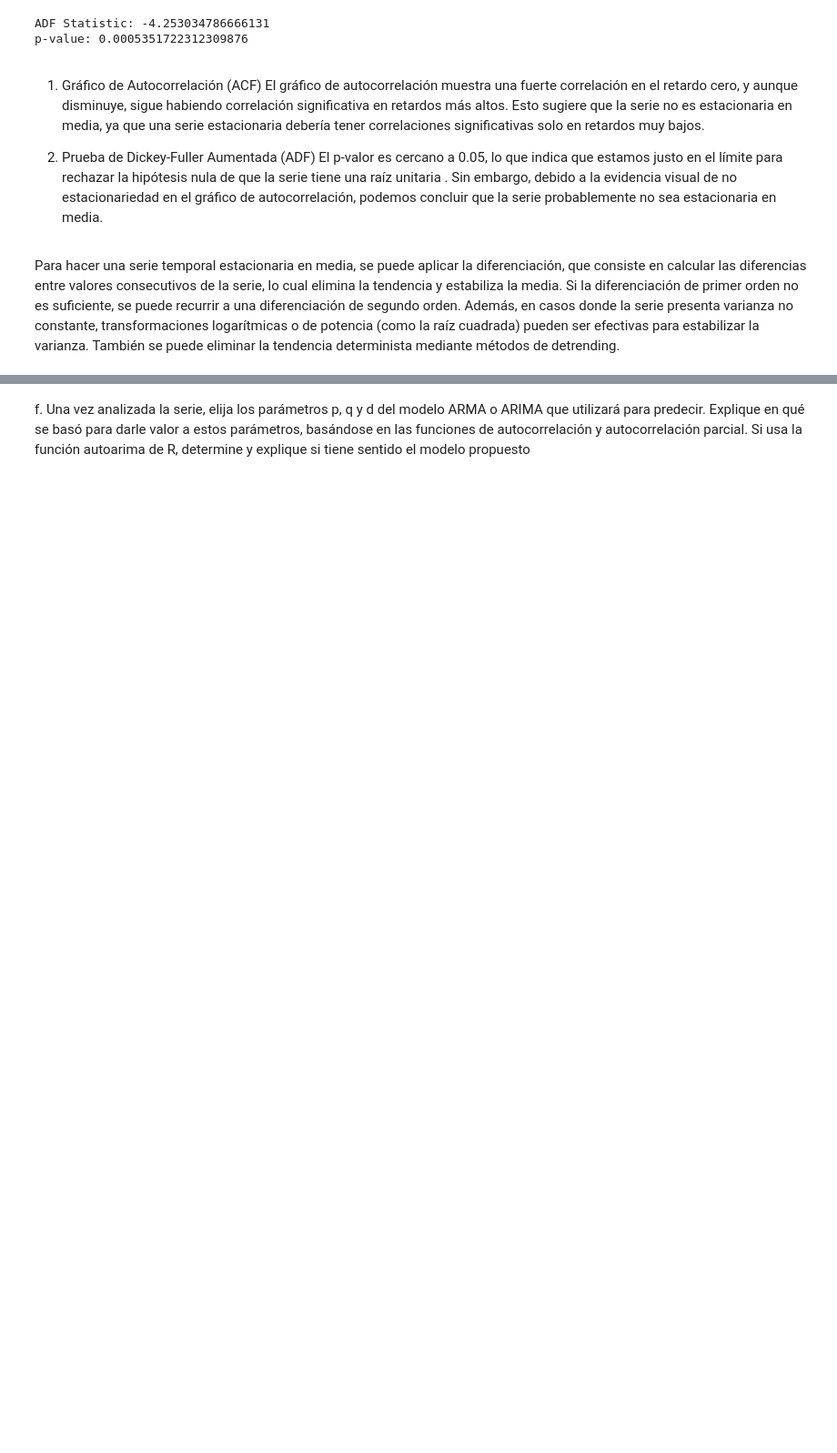
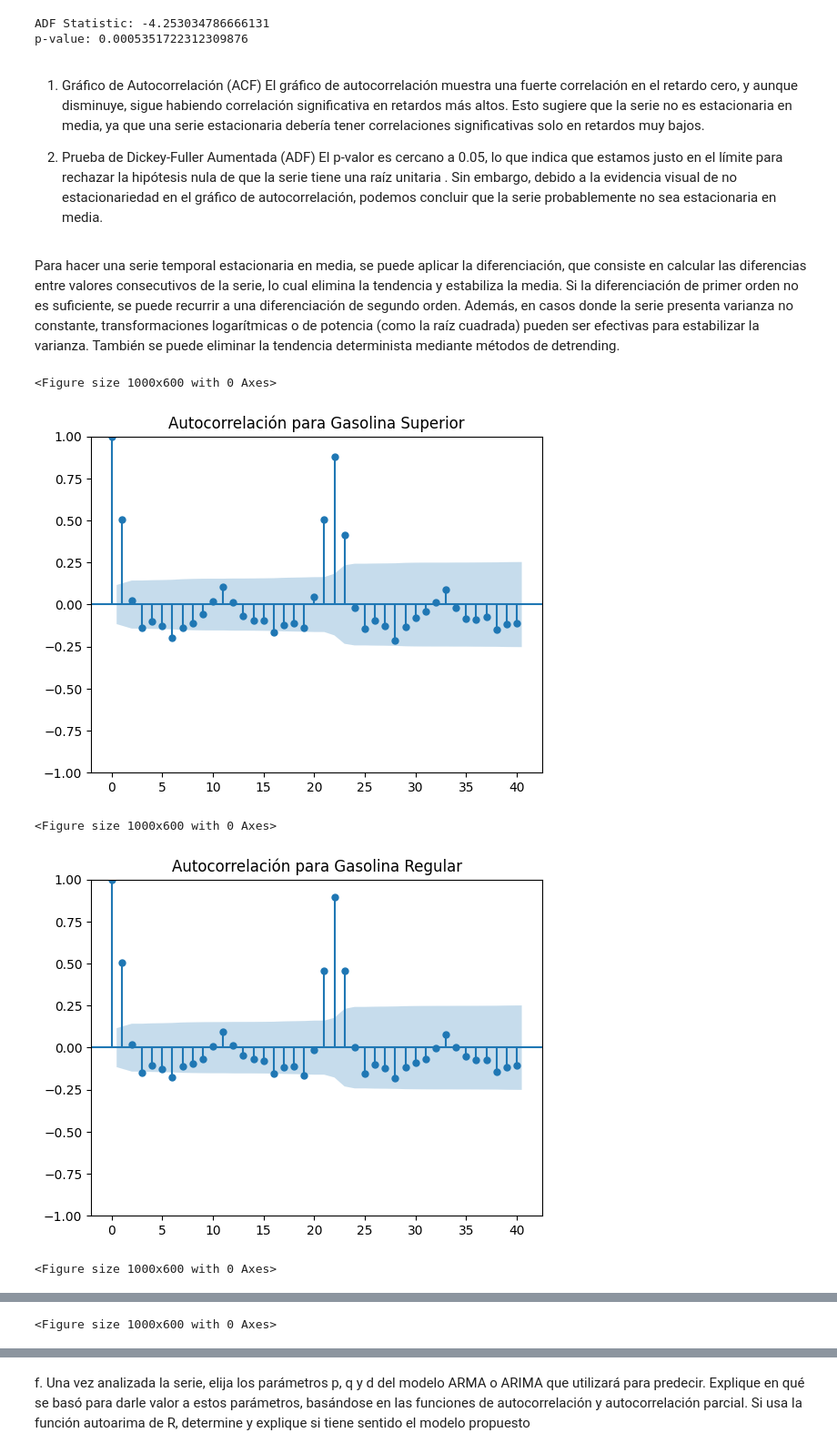
Before and after one commit to AGM54/DataSc, a Jupyter notebook: data.ipynb, the cells around one changed output, grey strips where cells are left out. Shown at 91% size. Cells and saved outputs as stored; diff of their text form; code cells hidden in the pictures; blank space fills up the shorter version.

```diff
--- a/data.ipynb
+++ b/data.ipynb
@@ -539,3 +690,24 @@ El gráfico de autocorrelación muestra una fuerte correlación en el retardo ce
 El p-valor es cercano a 0.05, lo que indica que estamos justo en el límite para rechazar la hipótesis nula de que la serie tiene una raíz unitaria . Sin embargo, debido a la evidencia visual de no estacionariedad en el gráfico de autocorrelación, podemos concluir que la serie probablemente no sea estacionaria en media.
 # %% [markdown]
 Para hacer una serie temporal estacionaria en media, se puede aplicar la diferenciación, que consiste en calcular las diferencias entre valores consecutivos de la serie, lo cual elimina la tendencia y estabiliza la media. Si la diferenciación de primer orden no es suficiente, se puede recurrir a una diferenciación de segundo orden. Además, en casos donde la serie presenta varianza no constante, transformaciones logarítmicas o de potencia (como la raíz cuadrada) pueden ser efectivas para estabilizar la varianza. También se puede eliminar la tendencia determinista mediante métodos de detrending.
+# %%
+from statsmodels.graphics.tsaplots import plot_acf
+
+# Función para graficar la autocorrelación
+def plot_acf_series(series, title):
+    plt.figure(figsize=(10, 6))
+    plot_acf(series, lags=40)
+    plt.title(f'Autocorrelación para {title}')
+    plt.show()
+
+# Graficar la autocorrelación para cada serie
+plot_acf_series(series_superior, 'Gasolina Superior')
+plot_acf_series(series_regular, 'Gasolina Regular')
+plot_acf_series(series_diesel, 'Aceite Combustible Diésel')
+plot_acf_series(series_gas_licuado, 'Gas Licuado')
+# %% [output]
+<Figure size 1000x600 with 0 Axes>
+[figure, added]
+<Figure size 1000x600 with 0 Axes>
+[figure, added]
+<Figure size 1000x600 with 0 Axes>
@@ -541,0 +715 @@ Para hacer una serie temporal estacionaria en media, se puede aplicar la diferen
+<Figure size 1000x600 with 0 Axes>
```
Also changed, not shown: parts of 17 cells of this notebook.
